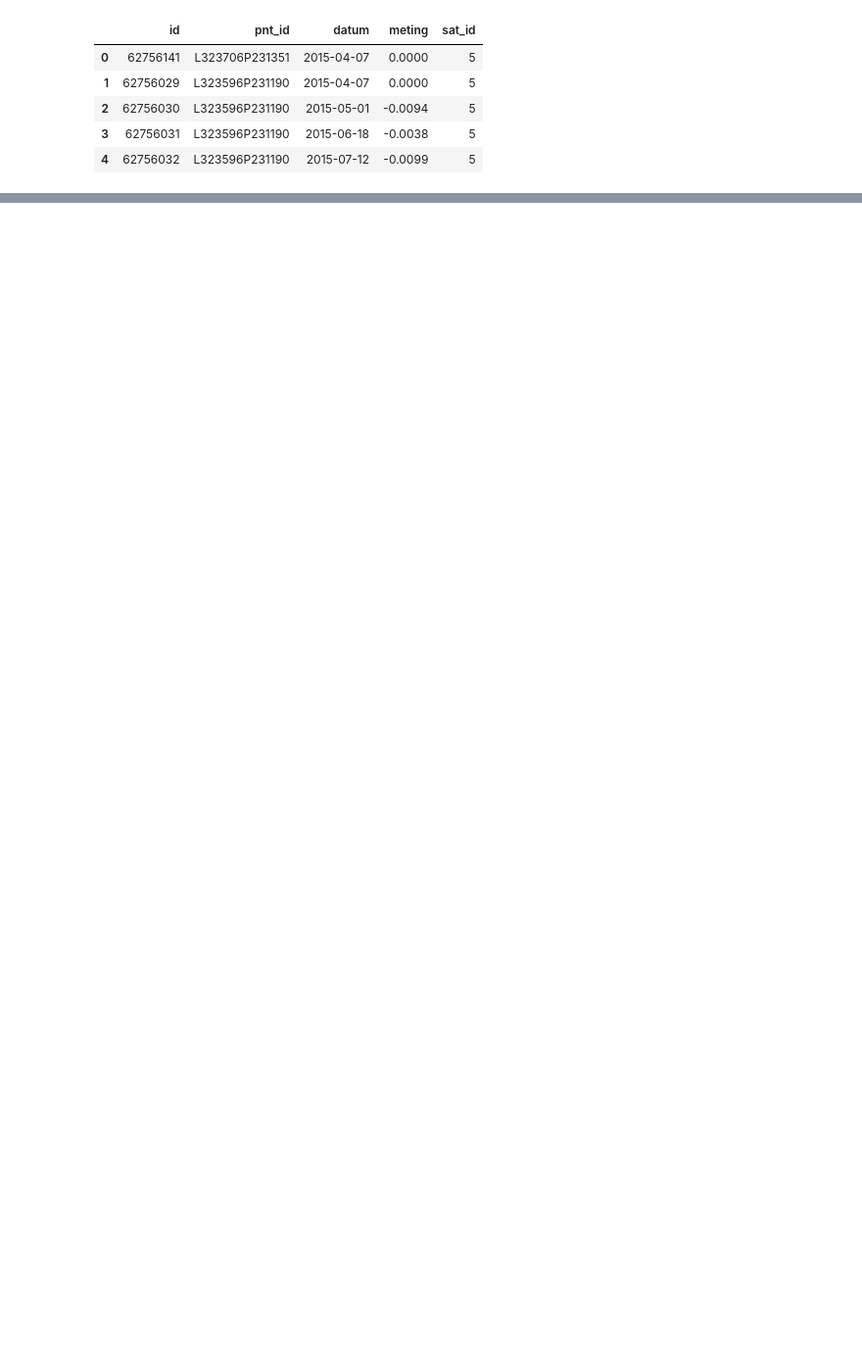
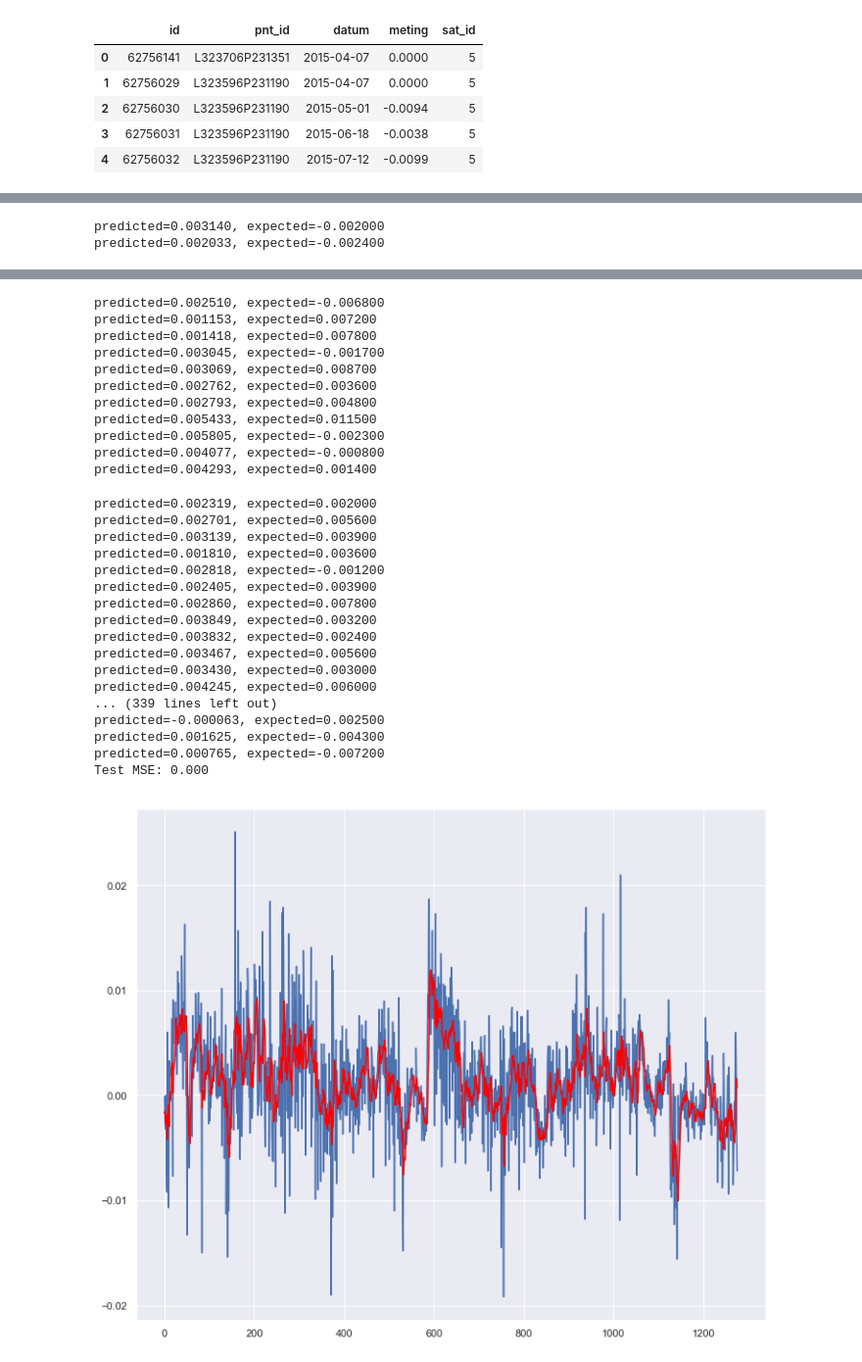
Before and after one commit to Jellybean12/Groepje-C3, a Jupyter notebook: ARMA.ipynb, the cells around one changed output, grey strips where cells are left out. Shown at 98% size. Saved outputs shown, nothing was run; the diff lists cells and outputs as text; code cells hidden in the pictures; blank space fills up the shorter version.

```diff
--- a/ARMA.ipynb
+++ b/ARMA.ipynb
@@ -237,0 +461,32 @@ plt.show()
+# %%
+from pandas import read_csv
+from pandas import datetime
+from matplotlib import pyplot
+from statsmodels.tsa.arima_model import ARIMA
+from sklearn.metrics import mean_squared_error
+
+def parser(x):
+	return datetime.strptime('190'+x, '%Y-%m')
+
+series = read_csv('sat1bor475.csv', header=0, parse_dates=[0], index_col=0, squeeze=True)
+X = series.values
+size = int(len(X) * 0.66)
+train, test = X[0:size], X[size:len(X)]
+history = [x for x in train]
+predictions = list()
+for t in range(len(test)):
+    model = ARIMA(history, order=(5,1,0))
+    model_fit = model.fit(disp=0)
+    output = model_fit.forecast()
+    yhat = output[0]
+    predictions.append(yhat)
+    obs = test[t]
+    history.append(obs)
+    print('predicted=%f, expected=%f' % (yhat, obs))
+error = mean_squared_error(test, predictions)
+print('Test MSE: %.3f' % error)
+# plot
+pyplot.plot(test)
+pyplot.plot(predictions, color='red')
+pyplot.show()
+# %% [output]
@@ -237,0 +527,2 @@ plt.show()
+predicted=0.003140, expected=-0.002000
+predicted=0.002033, expected=-0.002400
@@ -237,0 +645,29 @@ plt.show()
+predicted=0.002510, expected=-0.006800
+predicted=0.001153, expected=0.007200
+predicted=0.001418, expected=0.007800
+predicted=0.003045, expected=-0.001700
+predicted=0.003069, expected=0.008700
+predicted=0.002762, expected=0.003600
+predicted=0.002793, expected=0.004800
+predicted=0.005433, expected=0.011500
+predicted=0.005805, expected=-0.002300
+predicted=0.004077, expected=-0.000800
+predicted=0.004293, expected=0.001400
+predicted=0.002319, expected=0.002000
+predicted=0.002701, expected=0.005600
+predicted=0.003139, expected=0.003900
+predicted=0.001810, expected=0.003600
+predicted=0.002818, expected=-0.001200
+predicted=0.002405, expected=0.003900
+predicted=0.002860, expected=0.007800
+predicted=0.003849, expected=0.003200
+predicted=0.003832, expected=0.002400
+predicted=0.003467, expected=0.005600
+predicted=0.003430, expected=0.003000
+predicted=0.004245, expected=0.006000
+... (339 lines left out)
+predicted=-0.000063, expected=0.002500
+predicted=0.001625, expected=-0.004300
+predicted=0.000765, expected=-0.007200
+Test MSE: 0.000
+[figure, added]
```
Also changed, not shown: parts of 18 cells of this notebook, 3 other files.
